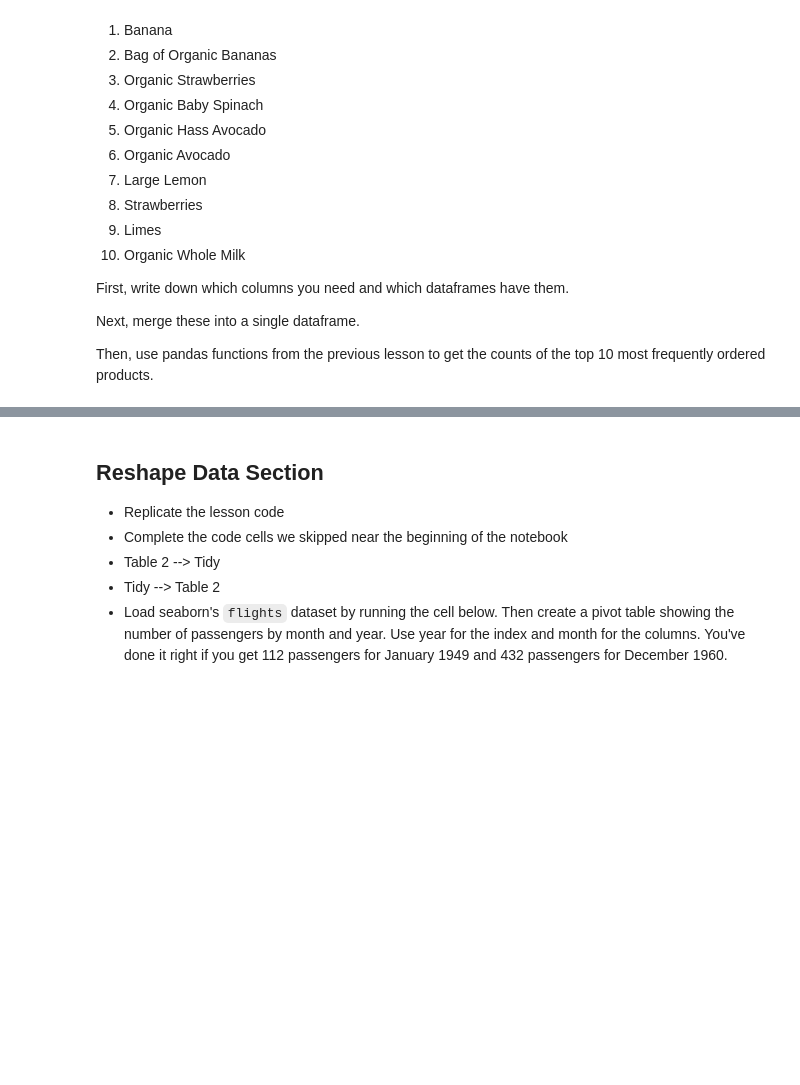
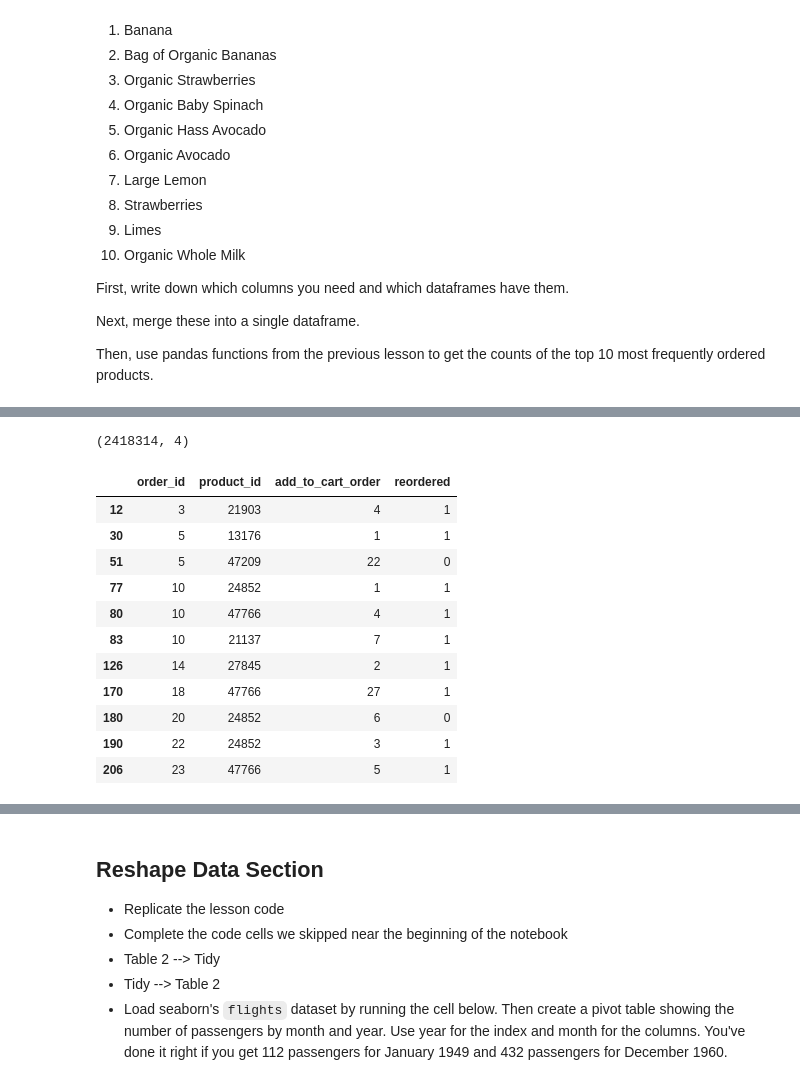
Before and after one commit to ivaben/DS-Unit-1-Sprint-1-Data-Wrangling-and-Storytelling, a Jupyter notebook: module3-join-and-reshape-data/LS_DS_113_Join_and_Reshape_Data_Assignment.ipynb, the cells around one changed output, grey strips where cells are left out. Saved outputs shown, nothing was run; the diff lists cells and outputs as text; code cells hidden in the pictures; blank space fills up the shorter version.

```diff
--- a/module3-join-and-reshape-data/LS_DS_113_Join_and_Reshape_Data_Assignment.ipynb
+++ b/module3-join-and-reshape-data/LS_DS_113_Join_and_Reshape_Data_Assignment.ipynb
@@ -99,0 +211,27 @@ Then, use pandas functions from the previous lesson to get the counts of the top
+# %%
+top_10 = order_products[(order_products['product_id'] == 24852) |
+                        (order_products['product_id'] == 13176) |
+                        (order_products['product_id'] == 21137) |
+                        (order_products['product_id'] == 21903) |
+                        (order_products['product_id'] == 47209) |
+                        (order_products['product_id'] == 47766) |
+                        (order_products['product_id'] == 47626) |
+                        (order_products['product_id'] == 16797) |
+                        (order_products['product_id'] == 26209) |
+                        (order_products['product_id'] == 27845)]
+print(top_10.shape)
+top_10.head(11)
+# %% [output]
+(2418314, 4)
+|  | order_id | product_id | add_to_cart_order | reordered |
+| 12 | 3 | 21903 | 4 | 1 |
+| 30 | 5 | 13176 | 1 | 1 |
+| 51 | 5 | 47209 | 22 | 0 |
+| 77 | 10 | 24852 | 1 | 1 |
+| 80 | 10 | 47766 | 4 | 1 |
+| 83 | 10 | 21137 | 7 | 1 |
+| 126 | 14 | 27845 | 2 | 1 |
+| 170 | 18 | 47766 | 27 | 1 |
+| 180 | 20 | 24852 | 6 | 0 |
+| 190 | 22 | 24852 | 3 | 1 |
+| 206 | 23 | 47766 | 5 | 1 |
```
Also changed, not shown: parts of 28 cells of this notebook.
